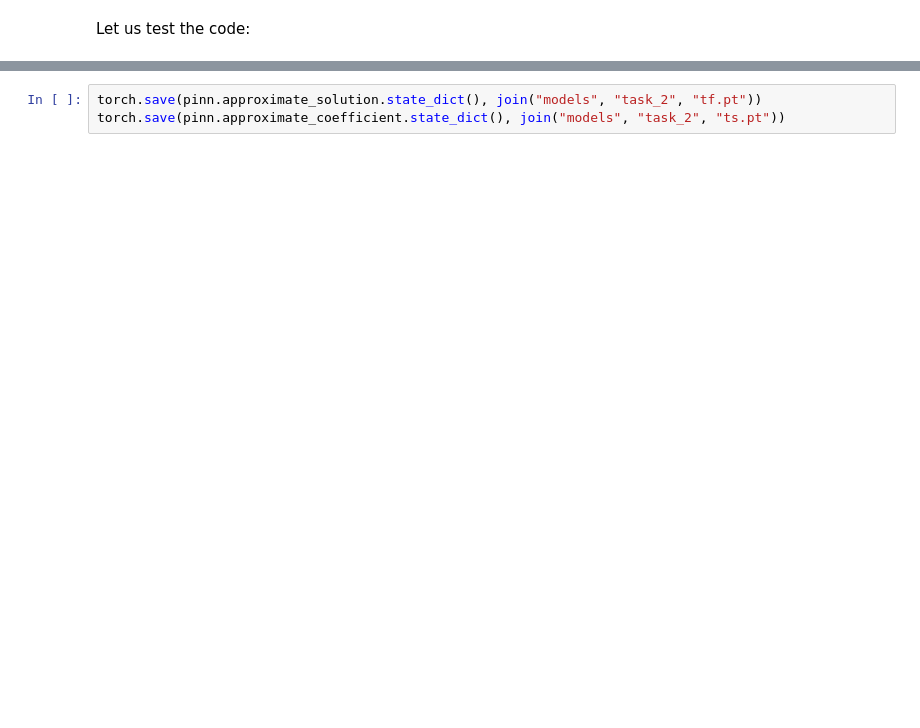
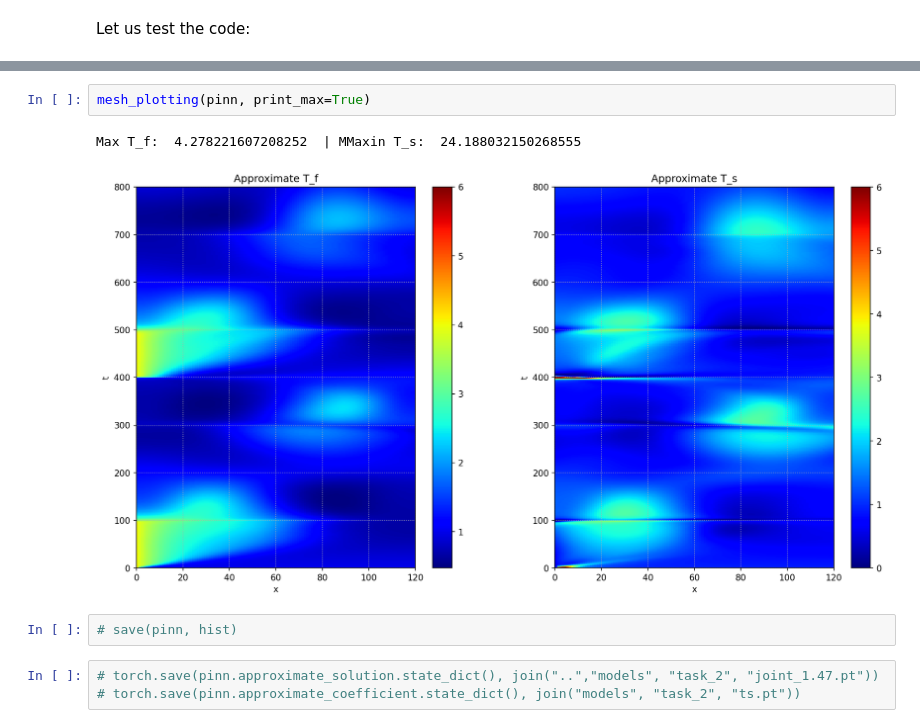
Before and after one commit to sassythesasquatchh/aise, a Jupyter notebook: src/AISE_1_2.ipynb, the cells around one changed output, grey strips where cells are left out. Drawn from its saved outputs; the diff is of its cells as text; blank space fills up the shorter version.

```diff
--- a/src/AISE_1_2.ipynb
+++ b/src/AISE_1_2.ipynb
@@ -684,3 +870,10 @@ plotting(pinn)
+# %%
+mesh_plotting(pinn, print_max=True)
+# %% [output]
+Max T_f:  4.278221607208252  | MMaxin T_s:  24.188032150268555
+[figure, added]
+# %%
+# save(pinn, hist)
 # %%
-torch.save(pinn.approximate_solution.state_dict(), join("models", "task_2", "tf.pt"))
-torch.save(pinn.approximate_coefficient.state_dict(), join("models", "task_2", "ts.pt"))
+# torch.save(pinn.approximate_solution.state_dict(), join("..","models", "task_2", "joint_1.47.pt"))
+# torch.save(pinn.approximate_coefficient.state_dict(), join("models", "task_2", "ts.pt"))
```
Also changed, not shown: parts of 9 cells of this notebook, 8 other files.
